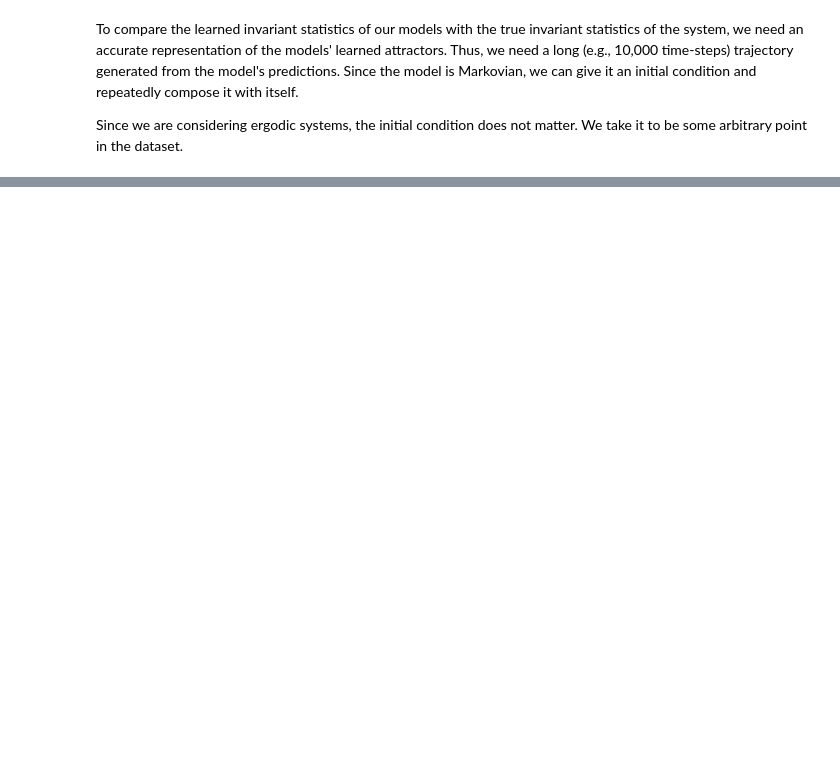
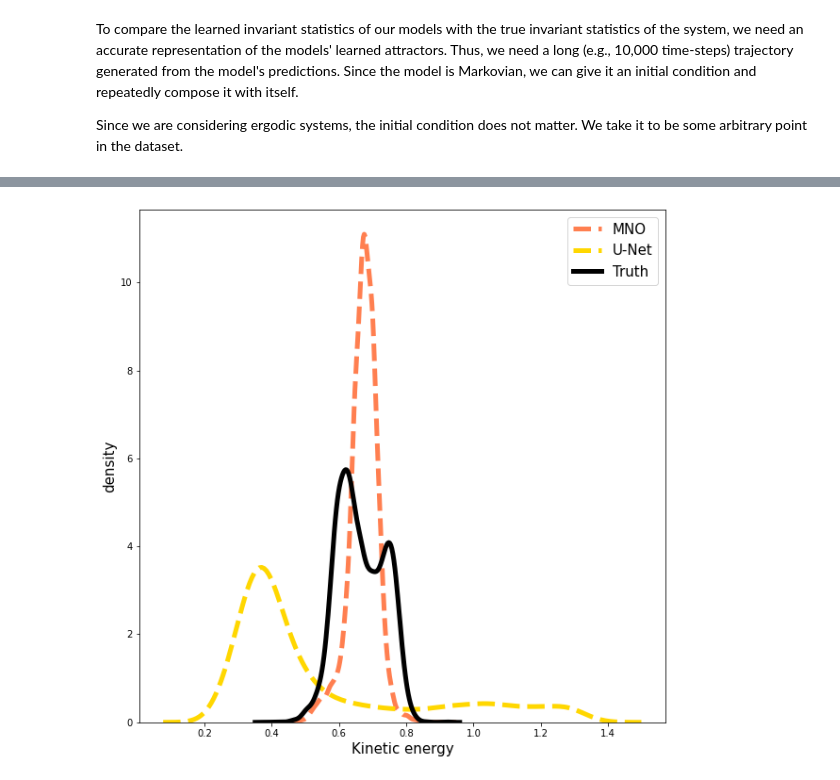
Before and after one commit to neuraloperator/markov_neural_operator, a Jupyter notebook: visualize_navier_stokes2d.ipynb, the cells around one changed output, grey strips where cells are left out. Saved outputs shown, nothing was run; the diff lists cells and outputs as text; code cells hidden in the pictures; blank space fills up the shorter version.

```diff
--- a/visualize_navier_stokes2d.ipynb
+++ b/visualize_navier_stokes2d.ipynb
@@ -41,0 +172,36 @@ MNO_pred = loadmat('')
+# %%
+def TKE(u):
+    T = u.shape[0]
+    s = u.shape[1]
+    u = u.reshape(T, s*s*2)
+    umean = torch.mean(u, dim=0)
+    return torch.mean((u-umean)**2, dim=1)
+# %%
+index = [0,1]
+truth_u = w_to_u(truth)[..., index]
+unet_u = w_to_u(unet_pred)[..., index]
+MNO_u = w_to_u(MNO_pred)[..., index]
+
+KE_truth = TKE(truth_u)
+KE_unet = TKE(unet_u)
+KE_MNO = TKE(MNO_u)
+
+fig, ax = plt.subplots(figsize=(10,10))
+linewidth = 5
+
+sns.distplot(ax=ax, a=KE_MNO.reshape(-1)[random.permutation(len(KE_MNO.reshape(-1)))[:10000]], \
+             kde=True, hist=False, bins=500, label='MNO', \
+             kde_kws=dict(linewidth=linewidth,linestyle='--',color='coral'))
+sns.distplot(ax=ax, a=KE_unet.reshape(-1)[random.permutation(len(KE_unet.reshape(-1)))[:10000]], \
+             kde=True, hist=False, bins=500, label='U-Net', \
+             kde_kws=dict(linewidth=linewidth,linestyle='--',color='gold'))
+sns.distplot(ax=ax, a=KE_truth.reshape(-1)[random.permutation(len(KE_truth.reshape(-1)))[:10000]], \
+             kde=True, hist=False, bins=500, label='Truth', \
+             kde_kws=dict(linewidth=linewidth,color='k'))
+
+plt.legend(prop={'size': 15})
+plt.xlabel('Kinetic energy', fontsize=15)
+plt.ylabel('density', fontsize=15)
+plt.show()
+# %% [output]
+[figure, added]
```
Also changed, not shown: parts of 18 cells of this notebook, 1 other file.
